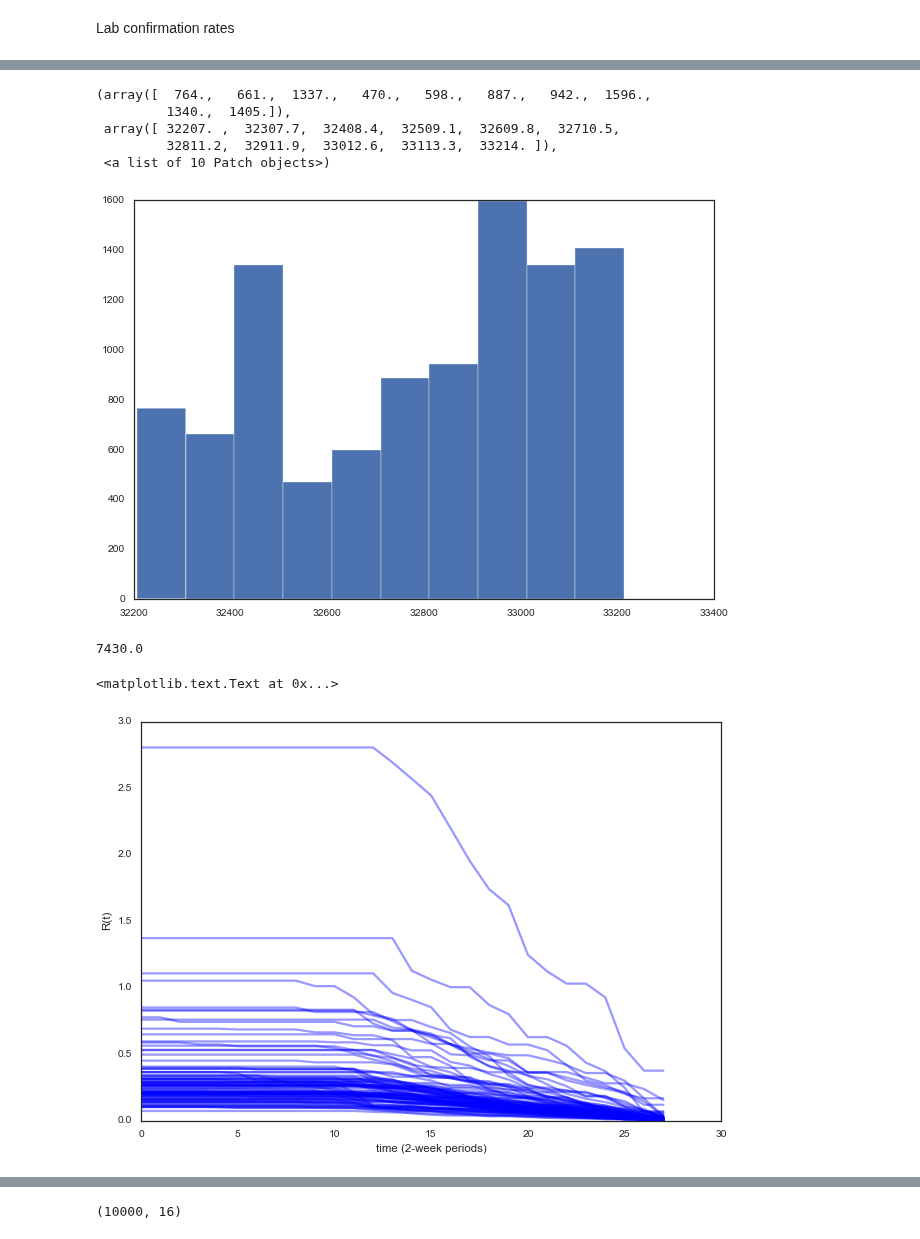
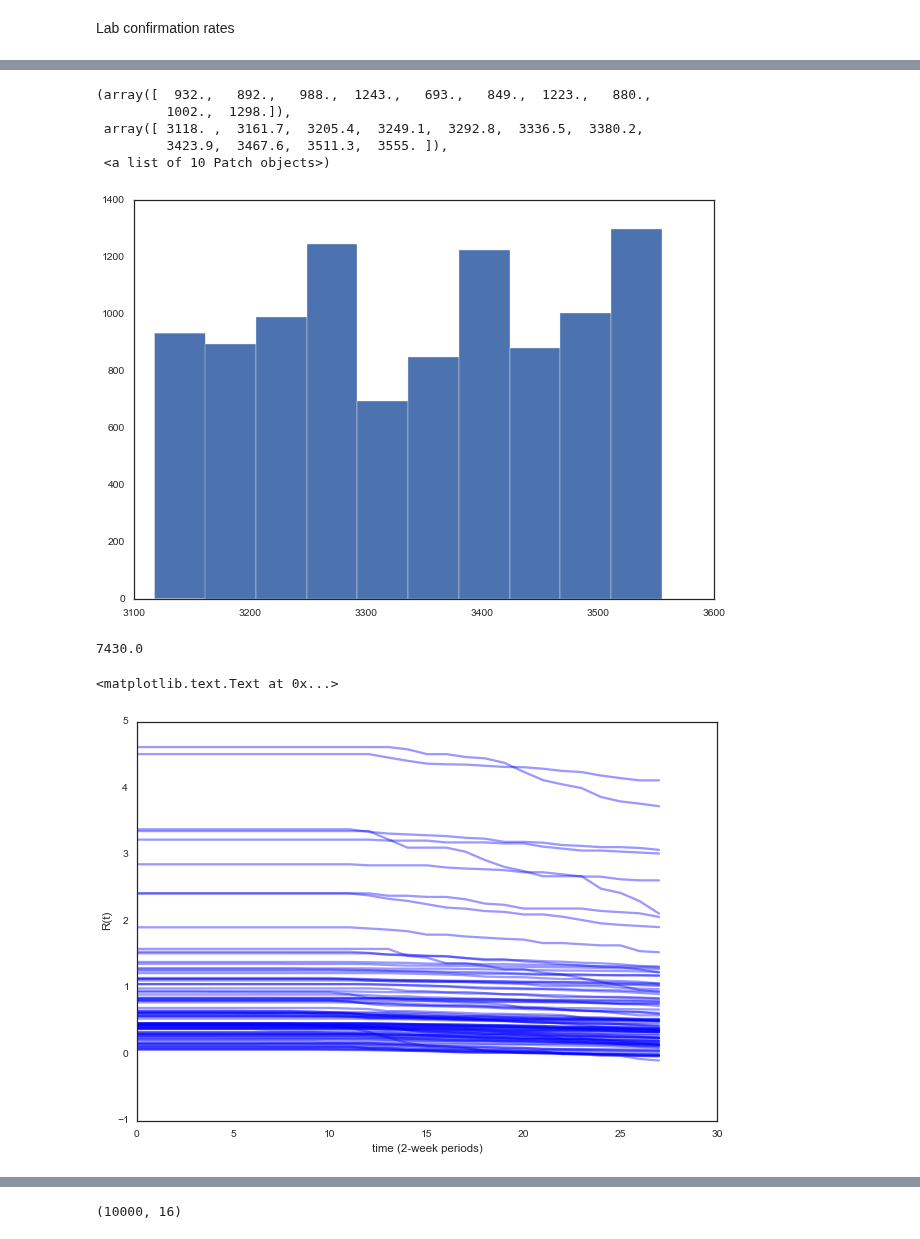
Before and after one commit to fonnesbeck/SaoPauloMeasles, a Jupyter notebook: Spatial Measles Model.ipynb, the cells around one changed output, grey strips where cells are left out. Drawn from its saved outputs; the diff is of its cells as text; code cells hidden in the pictures.

Commit message:
Continuing progress on spatial model

```diff
--- a/Spatial Measles Model.ipynb
+++ b/Spatial Measles Model.ipynb
@@ -424,16 +424,25 @@ def measles_model(obs_date, confirmation=True, all_traces=False):
     t_obs = (~missing_mask).sum() - 1
 
     # Prior on proportion susceptible being between 0 and 0.07
-    p_susceptible = Beta('p_susceptible', 4, 10, value=0.03)
+    p_susceptible = Beta('p_susceptible', 2, 100, value=0.03)
 
     # Estimated total susceptibles by district
-    S_0 = Lambda('S_0', lambda p=p_susceptible: (p*N.values).astype(int))
+    S_0 = Binomial('S_0', n=N.values.astype(int), p=p_susceptible)
 
     @deterministic
     def I_max(S_0=S_0):
-        return np.maximum(np.array([[S_dist*infected_dist - I_dist[:i].sum(0) for i in range(I_obs.shape[1])]
-                    for S_dist, I_dist in zip(S_0, I_obs)], int),
-                          2)
+        # Estimate the plausible maximum number of infecteds, based on estimated susceptibles
+
+        '''
+        For each district, at each time step, estimate age distribtuion of susceptibles,
+        and subtract observed infecteds from the previous periods from it.
+        '''
+        maxvals = [[rbinomial(S_dist, infected_dist) - I_dist[:i].sum(0)
+                        for i in range(I_obs.shape[1])]
+                            for S_dist, I_dist in zip(S_0, I_obs)]
+
+        # Maximum is always at least 5
+        return np.maximum(maxvals, 5).astype(int)
 
     # Imputed infecteds
     I_imp = DiscreteUniform('I_imp', 0, I_max, value=I_obs_masked, observed=True)
@@ -442,7 +451,7 @@ def measles_model(obs_date, confirmation=True, all_traces=False):
 
     if confirmation:
 
-        # Confirmed cases
+        # Binomial confirmation process
         @stochastic(trace=all_traces, dtype=int)
         def I(value=(I_imp.value*0.7).astype(int), n=I_imp, p=p_age):
             return np.sum([np.sum([binomial_like(vj[:,i], nj[:,i], p[i]) for i in range(len(p))]).sum(0)
@@ -459,8 +468,8 @@ def measles_model(obs_date, confirmation=True, all_traces=False):
 
     # Calculate susceptibles from total number of infections
     @deterministic(trace=all_traces)
-    def S(I=I):
-        return np.array([Ij.sum() - np.array([Ij[:i].sum() for i in range(len(Ij))]) for Ij in I])
+    def S(I=I, S_0=S_0):
+        return np.array([Sd - np.array([Id[:i].sum() for i in range(len(Id))]) for Id, Sd in zip(I, S_0)])
 
 
     # Total infecteds until time t_obs, by age
@@ -473,9 +482,6 @@ def measles_model(obs_date, confirmation=True, all_traces=False):
 
     # Susceptibles at time t
     S_t = Lambda('S_t', lambda S=S: S[:, t_obs])
-
-    # Estimate of total susceptibles at time 0
-#     S_0 = Lambda('S_0', lambda S=S: S[:, 0])
 
     # Susceptibles at time t, by age
     @deterministic
@@ -609,12 +635,12 @@ axes.set_xlabel('Age group')
 # %%
-plt.hist(model_june_noconf.I_all.trace().sum(1))
+plt.hist(model_july.I_all.trace().sum(1))
 # %% [output]
-(array([  764.,   661.,  1337.,   470.,   598.,   887.,   942.,  1596.,
-         1340.,  1405.]),
- array([ 32207. ,  32307.7,  32408.4,  32509.1,  32609.8,  32710.5,
-         32811.2,  32911.9,  33012.6,  33113.3,  33214. ]),
+(array([  932.,   892.,   988.,  1243.,   693.,   849.,  1223.,   880.,
+         1002.,  1298.]),
+ array([ 3118. ,  3161.7,  3205.4,  3249.1,  3292.8,  3336.5,  3380.2,
+         3423.9,  3467.6,  3511.3,  3555. ]),
  <a list of 10 Patch objects>)
-[figure, old version]
+[figure, new version]
 # %%
 pd.concat(all_confirmed_cases).sum()
 # %% [output]
@@ -627,7 +653,7 @@ plt.ylabel('R(t)')
 plt.xlabel('time (2-week periods)')
 # %% [output]
 <matplotlib.text.Text at 0x...>
-[figure, old version]
+[figure, new version]
 # %%
 S_age_june = pd.DataFrame(model_june.S_age.trace().sum(1), columns=age_groups).unstack().reset_index()
 S_age_june.columns = 'Age', 'Iteration', 'S'
```
Also changed, not shown: parts of 27 cells of this notebook.
